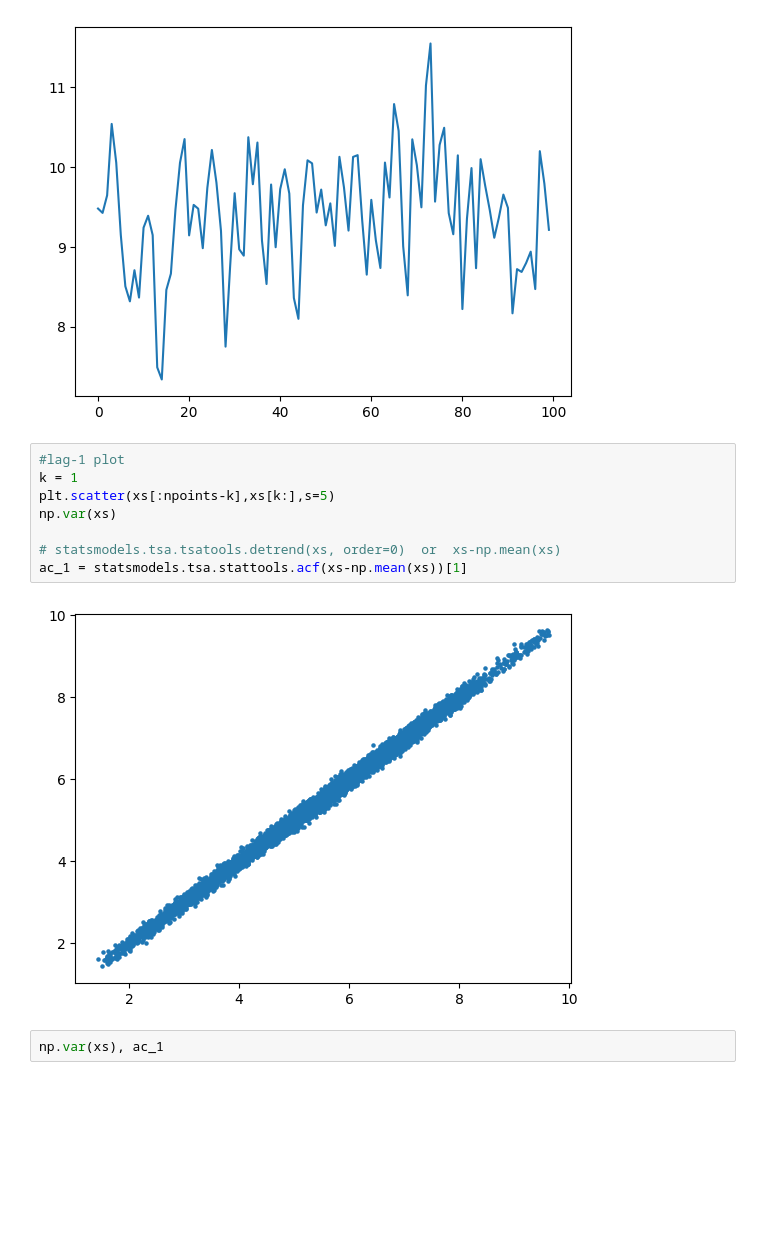
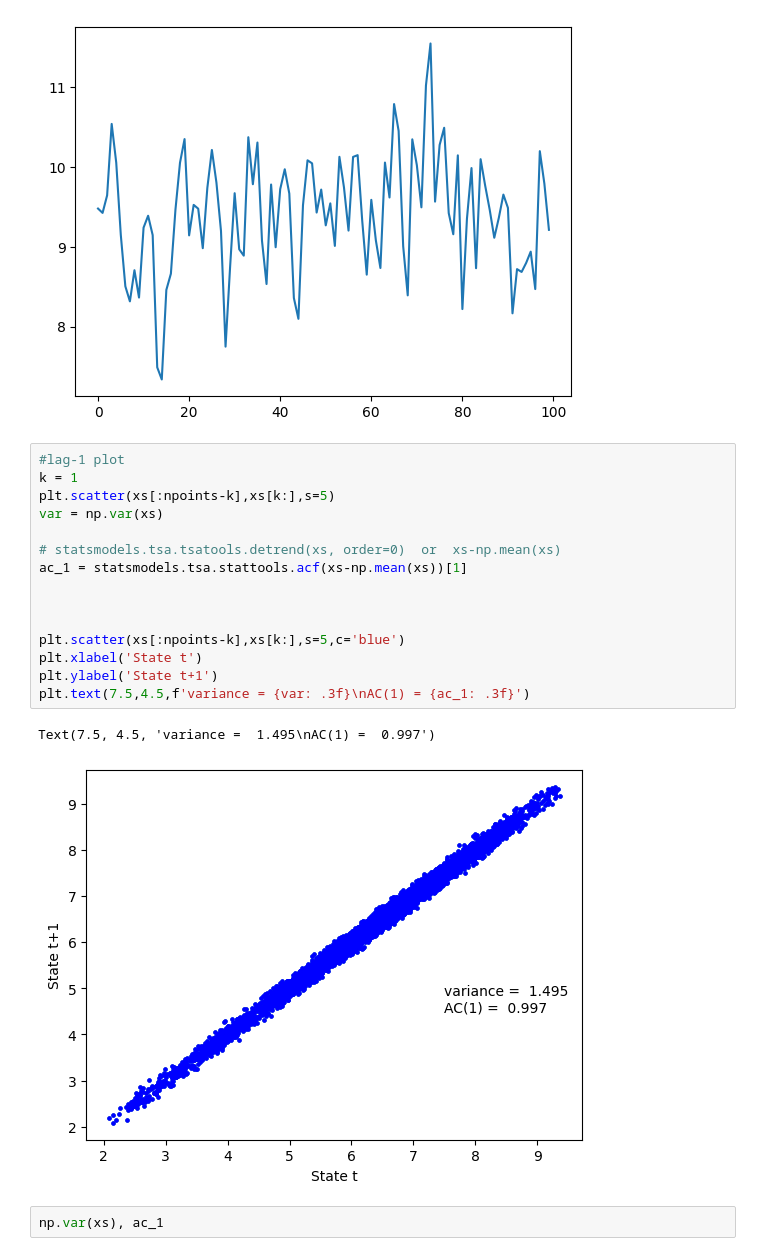
Before and after one commit to j-dichgans/Bachelor-Thesis, a Jupyter notebook: scheffer_fig_1.ipynb, the cells around one changed output. Cells and saved outputs as stored; diff of their text form; blank space fills up the shorter version.

```diff
--- a/scheffer_fig_1.ipynb
+++ b/scheffer_fig_1.ipynb
@@ -92,13 +103,21 @@ plt.plot(np.arange(100),xs[::100])
 # %%
 #lag-1 plot
 k = 1
 plt.scatter(xs[:npoints-k],xs[k:],s=5)
-np.var(xs)
+var = np.var(xs)
 
 # statsmodels.tsa.tsatools.detrend(xs, order=0)  or  xs-np.mean(xs)
 ac_1 = statsmodels.tsa.stattools.acf(xs-np.mean(xs))[1]
+
+
+
+plt.scatter(xs[:npoints-k],xs[k:],s=5,c='blue')
+plt.xlabel('State t')
+plt.ylabel('State t+1')
+plt.text(7.5,4.5,f'variance = {var: .3f}\nAC(1) = {ac_1: .3f}')
 # %% [output]
+Text(7.5, 4.5, 'variance =  1.495\nAC(1) =  0.997')
-[figure, old version]
+[figure, new version]
 # %%
 np.var(xs), ac_1
 # %% [output]
```
Also changed, not shown: parts of 4 cells of this notebook, 4 other files.
